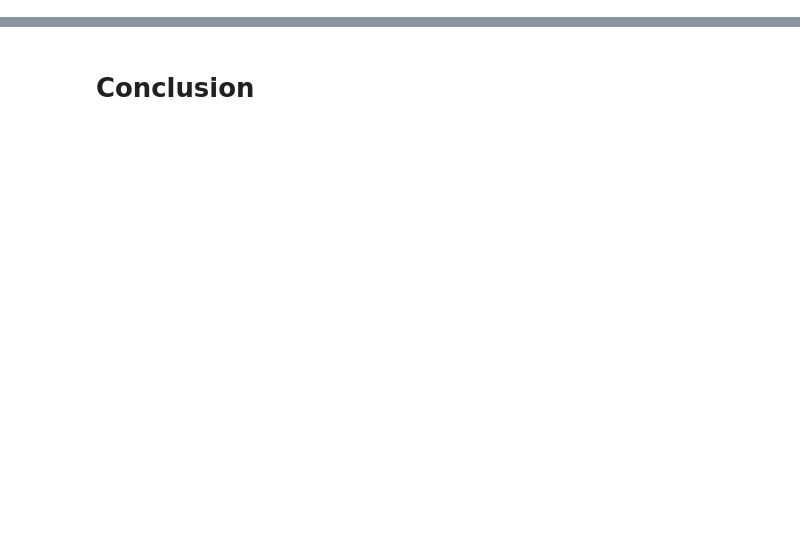
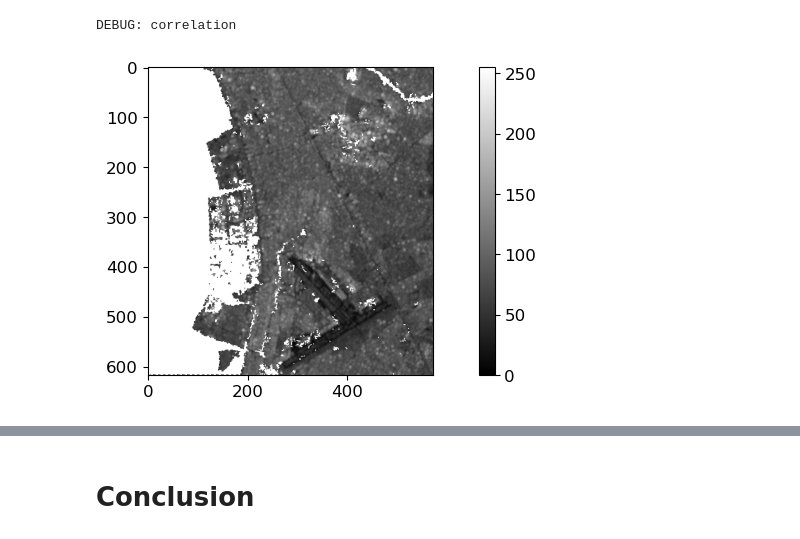
Before and after one commit to Nick-Miras/process-sar-data, a Jupyter notebook: preprocess_data.ipynb, the cells around one changed output, grey strips where cells are left out. Cells and saved outputs as stored; diff of their text form; code cells hidden in the pictures; blank space fills up the shorter version.

```diff
--- a/preprocess_data.ipynb
+++ b/preprocess_data.ipynb
@@ -222,0 +206,66 @@ corr_ll = sbas.ra2ll(corr_sbas)
+# %%
+WAVELENGTH = 100
+COARSEN_GRID = (1, 4)
+# %%
+#  WITHOUT compute_interferogram_multilook
+intensity = sbas.multilooking(np.square(np.abs(data)), wavelength=WAVELENGTH, coarsen=COARSEN_GRID)
+phase = sbas.phasediff(baseline_pairs, data, topo)
+phase = sbas.multilooking(phase, wavelength=WAVELENGTH, coarsen=COARSEN_GRID)  # honestly I'm not sure what this does
+corr = sbas.correlation(phase, intensity)
+phase_goldstein = sbas.goldstein(phase, corr, 8)
+interferogram = sbas.interferogram(phase_goldstein)
+corr = sbas.correlation(phase_goldstein, intensity, 8)
+
+tqdm_dask(result := dask.persist(corr, interferogram), desc='Compute Phase and Correlation')
+corr, interferogram = [grid[0] for grid in result]
+# %% [output]
+DEBUG: correlation
+# %%
+corr = corr.where(landmask_ra.interp_like(corr, method='nearest'))
+intensity = intensity.where(landmask_ra.interp_like(intensity, method='nearest'))
+corr_ll = sbas.ra2ll(corr)
+intensity_ll = sbas.ra2ll(intensity)
+# %%
+data_df = intensity_ll.to_dataframe()
+data_df = 20 * np.log10(np.sqrt(data_df))
+data_df = data_df.loc[data_df.index.get_level_values(0)[0]]
+data_df = data_df.reset_index()
+db_values = data_df['data']
+
+# Normalize the decibel values to the range [0, 255]
+# Step 1: Normalize the db values to the range [0, 1] based on min and max decibels
+db_min = np.min(db_values)
+db_max = np.max(db_values)
+db_normalized = ((db_values - db_min) / (db_max - db_min)) * 255  # Scale between 0 and 1
+
+# Replace NaN values with a default value, for example 0 (black) or 255 (white)
+data_df['grayscale'] = db_normalized
+
+# Define grid dimensions based on the unique lat/lon values
+lat_values = np.sort(data_df['lat'].unique())
+lon_values = np.sort(data_df['lon'].unique())
+grid_shape = (len(lat_values), len(lon_values))
+
+# Step 2: Scale to the range [0, 255]
+# grayscale_values = db_normalized.fillna(255).astype(np.uint8)
+
+# Create a 2D array (image) filled with grayscale values
+image = np.full(grid_shape, 255, dtype=np.uint8)  # Start with white background
+
+# Map lat/lon to grid indices
+lat_idx = {lat: i for i, lat in enumerate(lat_values)}
+lon_idx = {lon: j for j, lon in enumerate(lon_values)}
+
+# Populate the image array with grayscale values based on correlation
+for _, row in data_df.iterrows():
+    i, j = lat_idx[row['lat']], lon_idx[row['lon']]
+    # Handle NaN values by checking if correlation is NaN
+    grayscale_value = 255 if np.isnan(row['data']) else row['grayscale']
+    image[i, j] = grayscale_value
+
+# Step 4: Display the image
+plt.imshow(np.flipud(image), cmap='gray')
+plt.colorbar()
+plt.show()
+# %% [output]
+[figure, added]
```
Also changed, not shown: parts of 17 cells of this notebook, 19 other files.
